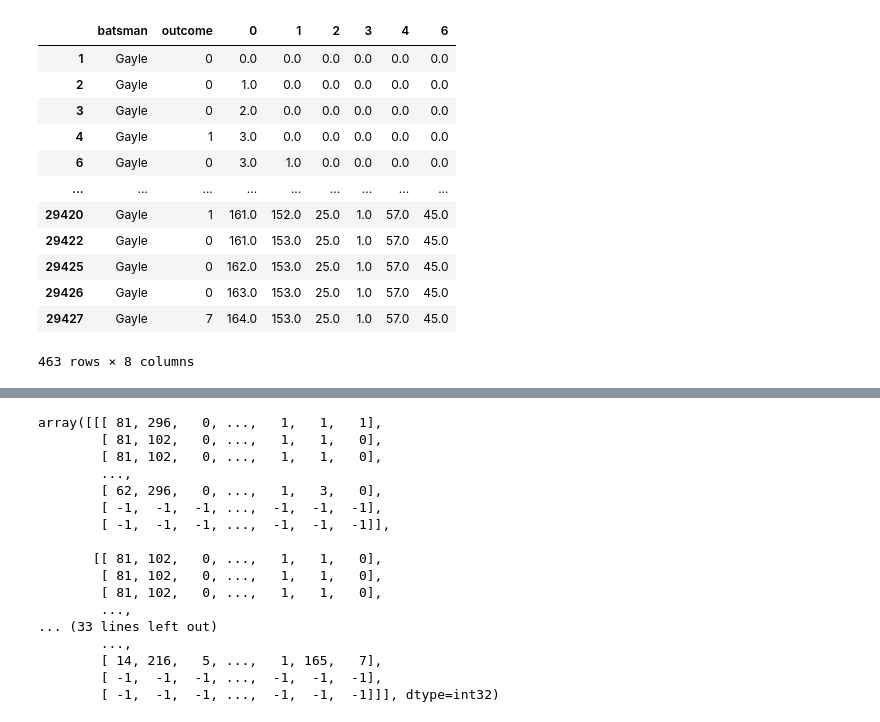
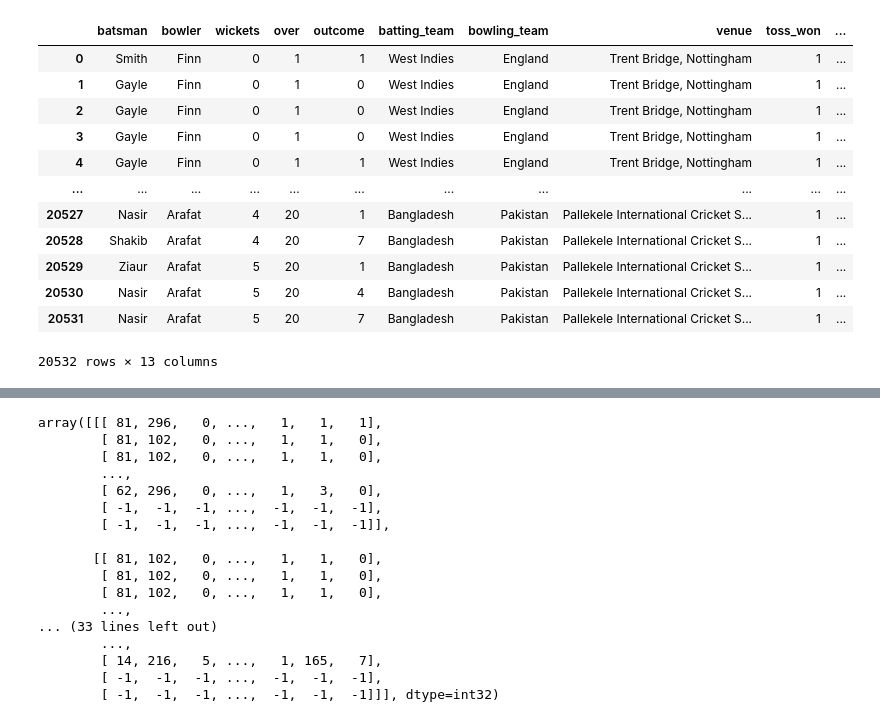
Before and after one commit to aadya-agrawal/btp, a Jupyter notebook: afterminor.ipynb, the cells around one changed output, grey strips where cells are left out. Saved outputs shown, nothing was run; the diff lists cells and outputs as text; code cells hidden in the pictures.

```diff
--- a/afterminor.ipynb
+++ b/afterminor.ipynb
@@ -28,13 +87,19 @@ for subdir, dirs, files in os.walk(rootdir):
                         # print("here")
                     if cnt==0:
                         df1 = pd.DataFrame(data1,columns=['bowler', 'batsman', 'wickets', 'over', 'outcome'])
+                        unique_values_ordered_batsman, unique_values_ordered_bowler = squad(df1)
                         df1['batting_team'] = match_info['First Innings']
                         df1['bowling_team'] = match_info['Second Innings']
                         df1['venue'] = match_info['Stadium Name']
                         df1['toss_won'] = int(match_info['Toss Winner'] == match_info['First Innings'])
+                        df1['balls_bowled'] =  np.arange(1,len(df1)+1)
+                        df1['batorder'] = [unique_values_ordered_batsman for _ in range(len(df1))]
+                        df1['bowlers'] = [unique_values_ordered_bowler for _ in range(len(df1))]
+                        df1['opposite_strike'] = oppbat(df1['batsman'].tolist(),df1['outcome'].tolist(),unique_values_ordered_batsman)
                         df1['runs'] = df1['outcome'].apply(custom_sum).cumsum()
                         df1['runs'][1:]=df1['runs'][:-1]
                         df1['runs'][0]=0
+                        df1['match_number'] = [cnt for _ in range(len(df1))]
                         # df1['batsmanRuns'] = [{} for _ in range(len(df1))]
                         for i in range(8):
                             df1[f"{i}"] = int(0)
@@ -77,13 +142,19 @@ for subdir, dirs, files in os.walk(rootdir):
                         # print("df1.head()")
                     else:
                         dft = pd.DataFrame(data1,columns=['bowler', 'batsman', 'wickets', 'over', 'outcome'])
+                        unique_values_ordered_batsman, unique_values_ordered_bowler = squad(dft)
                         dft['batting_team'] = match_info['First Innings']
                         dft['bowling_team'] = match_info['Second Innings']
                         dft['venue'] = match_info['Stadium Name']
                         dft['toss_won'] = int(match_info['Toss Winner'] == match_info['First Innings'])
+                        dft['batorder'] = [unique_values_ordered_batsman for _ in range(len(dft))]
+                        dft['bowlers'] = [unique_values_ordered_bowler for _ in range(len(dft))]
+                        dft['opposite_strike'] = oppbat(dft['batsman'].tolist(),dft['outcome'].tolist(),unique_values_ordered_batsman)
                         dft['runs'] = dft['outcome'].apply(custom_sum).cumsum()
+                        dft['balls_bowled'] =  np.arange(1,len(dft)+1)
                         dft['runs'][1:]=dft['runs'][:-1]
                         dft['runs'][0]=0
+                        dft['match_number'] = [cnt for _ in range(len(dft))]
                         # dft['batsmanRuns'] = [{} for _ in range(len(dft))]
                         # dft['current_batsman_runs'] = [0 for _ in range(len(dft))]
                         # dft =  dft.apply(strikeratedict,axis=1)
@@ -189,19 +248,19 @@ Name: count, dtype: int64
-# %%
-df1[df1['batsman']=='Gayle'][['batsman', 'outcome', '0', '1', '2', '3', '4', '6']]
-# %% [output]
-|  | batsman | outcome | 0 | 1 | 2 | 3 | 4 | 6 |
-| 1 | Gayle | 0 | 0.0 | 0.0 | 0.0 | 0.0 | 0.0 | 0.0 |
-| 2 | Gayle | 0 | 1.0 | 0.0 | 0.0 | 0.0 | 0.0 | 0.0 |
-| 3 | Gayle | 0 | 2.0 | 0.0 | 0.0 | 0.0 | 0.0 | 0.0 |
-| 4 | Gayle | 1 | 3.0 | 0.0 | 0.0 | 0.0 | 0.0 | 0.0 |
-| 6 | Gayle | 0 | 3.0 | 1.0 | 0.0 | 0.0 | 0.0 | 0.0 |
-| ... | ... | ... | ... | ... | ... | ... | ... | ... |
-| 29420 | Gayle | 1 | 161.0 | 152.0 | 25.0 | 1.0 | 57.0 | 45.0 |
-| 29422 | Gayle | 0 | 161.0 | 153.0 | 25.0 | 1.0 | 57.0 | 45.0 |
-| 29425 | Gayle | 0 | 162.0 | 153.0 | 25.0 | 1.0 | 57.0 | 45.0 |
-| 29426 | Gayle | 0 | 163.0 | 153.0 | 25.0 | 1.0 | 57.0 | 45.0 |
-| 29427 | Gayle | 7 | 164.0 | 153.0 | 25.0 | 1.0 | 57.0 | 45.0 |
-463 rows × 8 columns
+# %%
+df1[['batsman','bowler','wickets','over','outcome','batting_team','bowling_team','venue','toss_won','balls_bowled','batorder','opposite_strike','bowlers']]
+# %% [output]
+|  | batsman | bowler | wickets | over | outcome | batting_team | bowling_team | venue | toss_won | ... |
+| 0 | Smith | Finn | 0 | 1 | 1 | West Indies | England | Trent Bridge, Nottingham | 1 | ... |
+| 1 | Gayle | Finn | 0 | 1 | 0 | West Indies | England | Trent Bridge, Nottingham | 1 | ... |
+| 2 | Gayle | Finn | 0 | 1 | 0 | West Indies | England | Trent Bridge, Nottingham | 1 | ... |
+| 3 | Gayle | Finn | 0 | 1 | 0 | West Indies | England | Trent Bridge, Nottingham | 1 | ... |
+| 4 | Gayle | Finn | 0 | 1 | 1 | West Indies | England | Trent Bridge, Nottingham | 1 | ... |
+| ... | ... | ... | ... | ... | ... | ... | ... | ... | ... | ... |
+| 20527 | Nasir | Arafat | 4 | 20 | 1 | Bangladesh | Pakistan | Pallekele International Cricket S... | 1 | ... |
+| 20528 | Shakib | Arafat | 4 | 20 | 7 | Bangladesh | Pakistan | Pallekele International Cricket S... | 1 | ... |
+| 20529 | Ziaur | Arafat | 5 | 20 | 1 | Bangladesh | Pakistan | Pallekele International Cricket S... | 1 | ... |
+| 20530 | Nasir | Arafat | 5 | 20 | 4 | Bangladesh | Pakistan | Pallekele International Cricket S... | 1 | ... |
+| 20531 | Nasir | Arafat | 5 | 20 | 7 | Bangladesh | Pakistan | Pallekele International Cricket S... | 1 | ... |
+20532 rows × 13 columns
 # %%
 cat_cols = ['bowler', 'batsman', 'batting_team', 'bowling_team', 'venue']
 for category in cat_cols:
```
Also changed, not shown: parts of 50 cells of this notebook.
